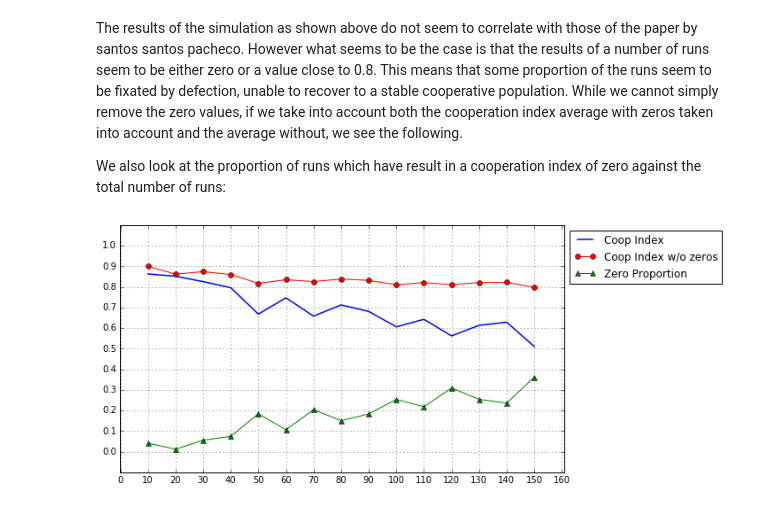
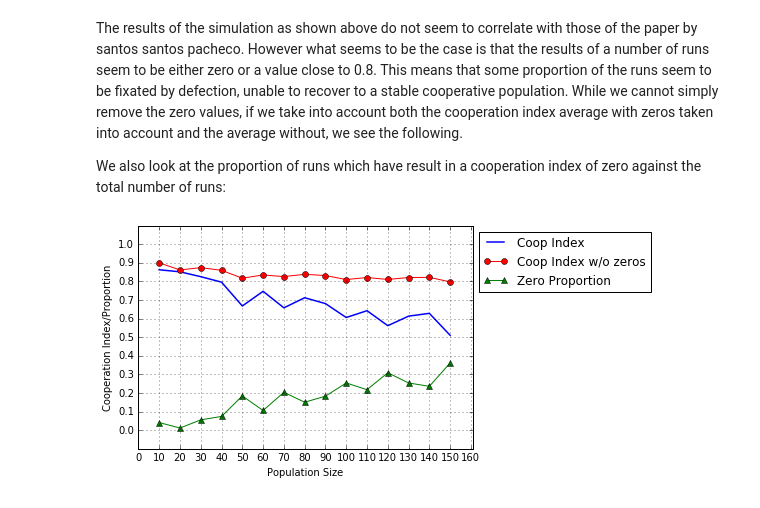
Before and after one commit to konradcybulski/GameTheory1041, a Jupyter notebook: Python_Resources/SimulationResultVerification.ipynb, the cells around one changed output. Saved outputs shown, nothing was run; the diff lists cells and outputs as text; code cells hidden in the pictures.

```diff
--- a/Python_Resources/SimulationResultVerification.ipynb
+++ b/Python_Resources/SimulationResultVerification.ipynb
@@ -92,17 +92,19 @@ We also look at the proportion of runs which have result in a cooperation index
 # %%
 zero_proportion = [0.041204119,0.011695128,0.055576907,0.074147917,0.184125577,0.106000064,0.203717035,0.150397196,0.182914359,0.253814071,0.217844087,0.308822051,0.253973574,0.23594133,0.361354215]
 coop_index_wo_zeros = [0.899610443,0.861665664,0.873896568,0.85957966,0.817215502,0.834648333,0.825830196,0.838019033,0.831492822,0.809982779,0.820895779,0.810393501,0.82092734,0.821720803,0.797484074]
 line_standard, = plt.plot(population_sizes, stern_judging_results, linewidth=1.5, label='Coop Index')
 line_zero_prop, = plt.plot(population_sizes, zero_proportion, label='Zero Proportion', marker='^')
 line_wo_zeros, = plt.plot(population_sizes, coop_index_wo_zeros, label='Coop Index w/o zeros', marker='o')
 plt.ylim((-0.1, 1.1))
 plt.xlim((-0.1, 161))
 plt.legend(handles=[line_standard, line_wo_zeros, line_zero_prop], loc='upper left', bbox_to_anchor=(1,1))
 plt.grid(b=True, which='both')
 plt.rcParams["figure.figsize"][0] = 9
 plt.rcParams["figure.figsize"][1] = 5
 plt.xticks([10*i for i in range(17)])
 plt.yticks([0.1*i for i in range(11)])
+plt.ylabel('Cooperation Index/Proportion')
+plt.xlabel('Population Size')
 plt.show()
 # %% [output]
-[figure, old version]
+[figure, new version]
```
Also changed, not shown: 5 other files.
